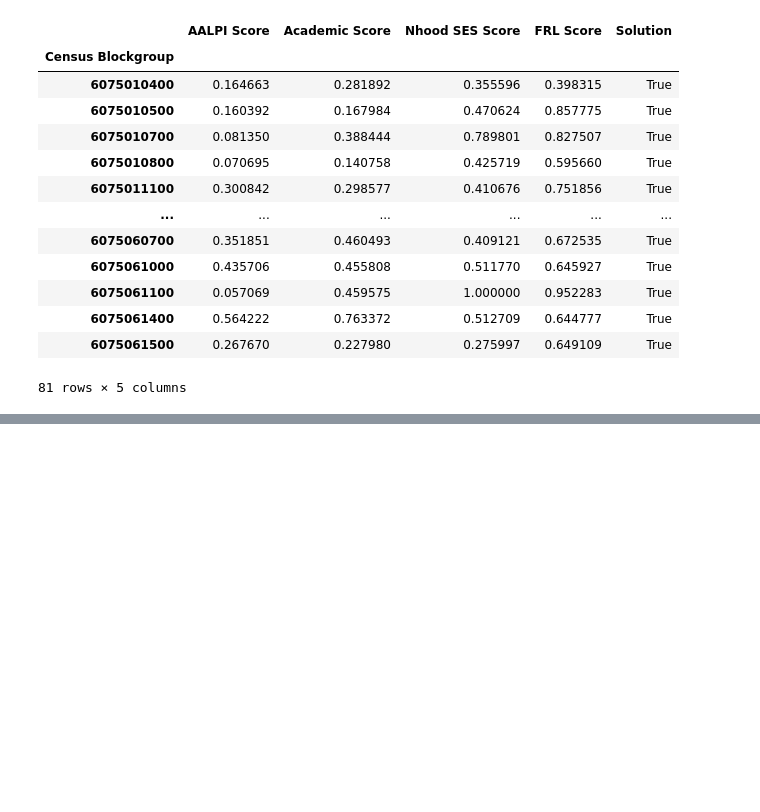
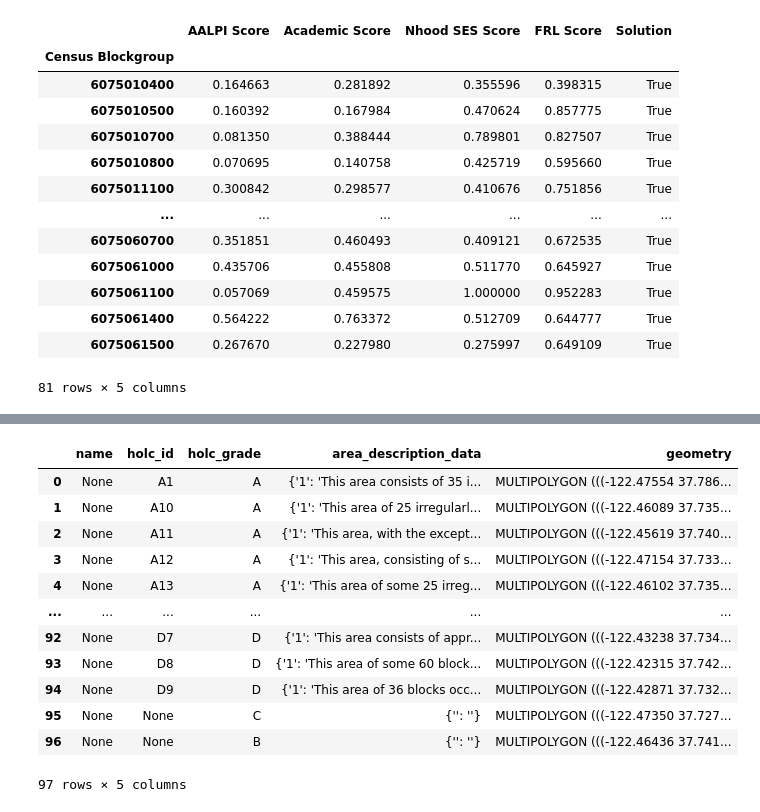
Before and after one commit to 18rberry/Operationalizing-Equity-Tiebreaker-in-SF, a Jupyter notebook: notebooks/Final_Report_Riya.ipynb, the cells around one changed output, grey strips where cells are left out. Cells and saved outputs as stored; diff of their text form; code cells hidden in the pictures; blank space fills up the shorter version.

```diff
--- a/notebooks/Final_Report_Riya.ipynb
+++ b/notebooks/Final_Report_Riya.ipynb
@@ -571,0 +572,17 @@ See the caveats in the documentation: https://pandas.pydata.org/pandas-docs/stab
+# %%
+redlining = gpd.read_file("/share/data/school_choice_equity/data/CASanFrancisco1937.geojson")
+redlining
+# %% [output]
+|  | name | holc_id | holc_grade | area_description_data | geometry |
+| 0 | None | A1 | A | {'1': 'This area consists of 35 i... | MULTIPOLYGON (((-122.47554 37.786... |
+| 1 | None | A10 | A | {'1': 'This area of 25 irregularl... | MULTIPOLYGON (((-122.46089 37.735... |
+| 2 | None | A11 | A | {'1': 'This area, with the except... | MULTIPOLYGON (((-122.45619 37.740... |
+| 3 | None | A12 | A | {'1': 'This area, consisting of s... | MULTIPOLYGON (((-122.47154 37.733... |
+| 4 | None | A13 | A | {'1': 'This area of some 25 irreg... | MULTIPOLYGON (((-122.46102 37.735... |
+| ... | ... | ... | ... | ... | ... |
+| 92 | None | D7 | D | {'1': 'This area consists of appr... | MULTIPOLYGON (((-122.43238 37.734... |
+| 93 | None | D8 | D | {'1': 'This area of some 60 block... | MULTIPOLYGON (((-122.42315 37.742... |
+| 94 | None | D9 | D | {'1': 'This area of 36 blocks occ... | MULTIPOLYGON (((-122.42871 37.732... |
+| 95 | None | None | C | {'': ''} | MULTIPOLYGON (((-122.47350 37.727... |
+| 96 | None | None | B | {'': ''} | MULTIPOLYGON (((-122.46436 37.741... |
+97 rows × 5 columns
```
Also changed, not shown: parts of 7 cells of this notebook, 2 other files.
